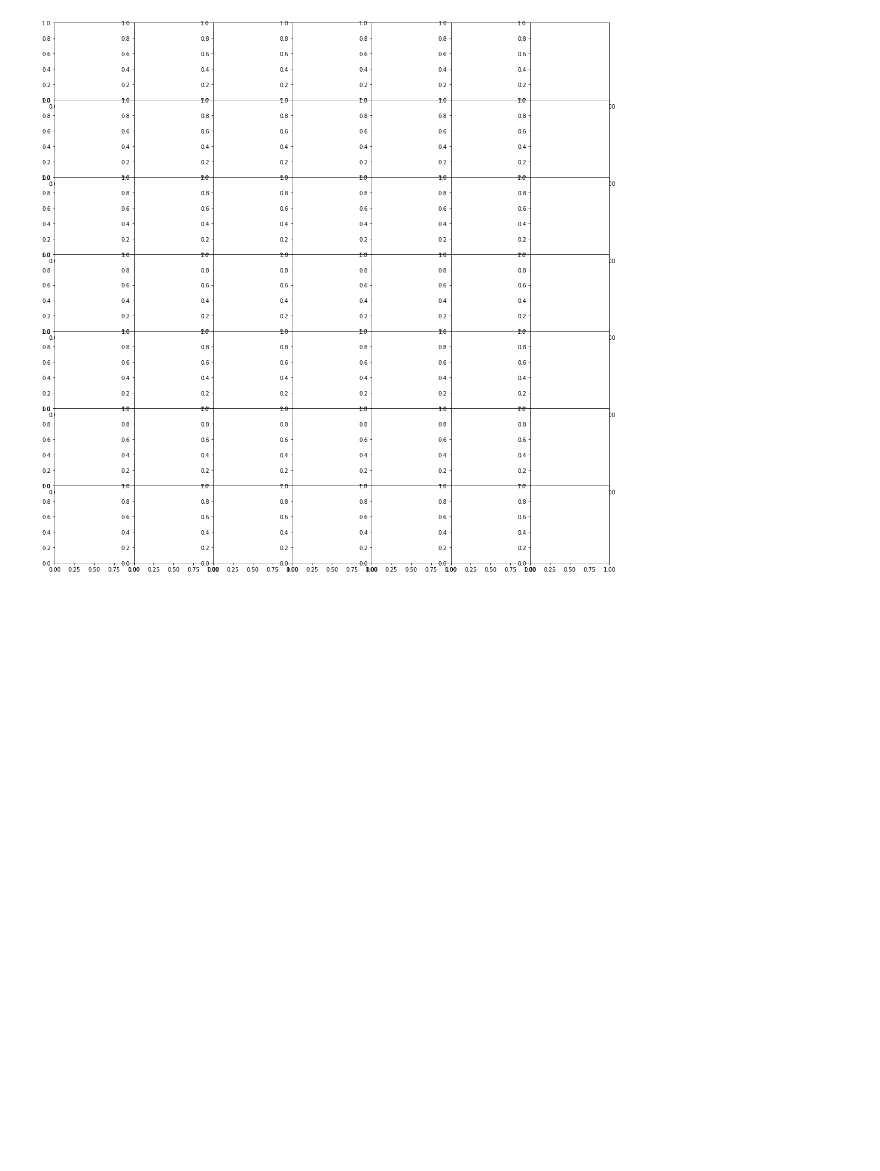
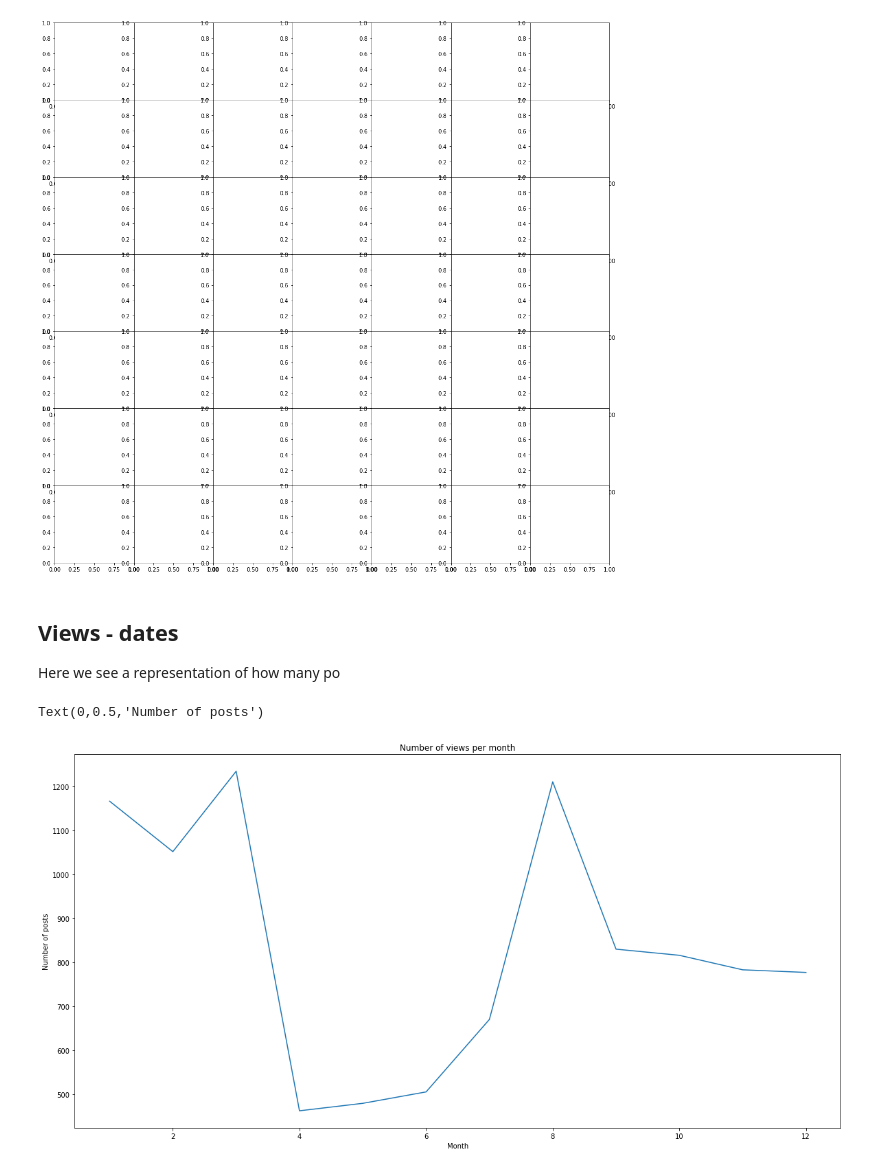
Before and after one commit to DemianMelskens/CBS, a Jupyter notebook: Visualization/Initial analysis.ipynb, the cells around one changed output. Saved outputs shown, nothing was run; the diff lists cells and outputs as text; code cells hidden in the pictures; blank space fills up the shorter version.

Commit message:
Added the views-date chart.

```diff
--- a/Visualization/Initial analysis.ipynb
+++ b/Visualization/Initial analysis.ipynb
@@ -135,3 +144,21 @@ scatter_matrix(data, alpha=0.5, figsize=(18, 18), diagonal='hist', c=['#331FFF',
 # %% [output]
 ValueError: zero-size array to reduction operation minimum which has no identity
 [figure]
+# %% [markdown]
+## Views - dates
+
+Here we see a representation of how many po
+# %%
+# Step 1: Convert to datetime
+# data['datum'] = pd.to_datetime(data['datum'], errors='coerce')
+# Step 2: Make extra column with month number
+# data['Month'] = data['datum'].dt.month
+
+# data.plot.line(x='Month', y='views', figsize=(15,10))
+data['Month'].value_counts().sort_index().plot(title='Number of views per month', \
+                                               figsize=(20,10))
+plt.xlabel('Month')
+plt.ylabel('Number of posts')
+# %% [output]
+Text(0,0.5,'Number of posts')
+[figure, added]
```
Also changed, not shown: parts of 1 cell of this notebook.
